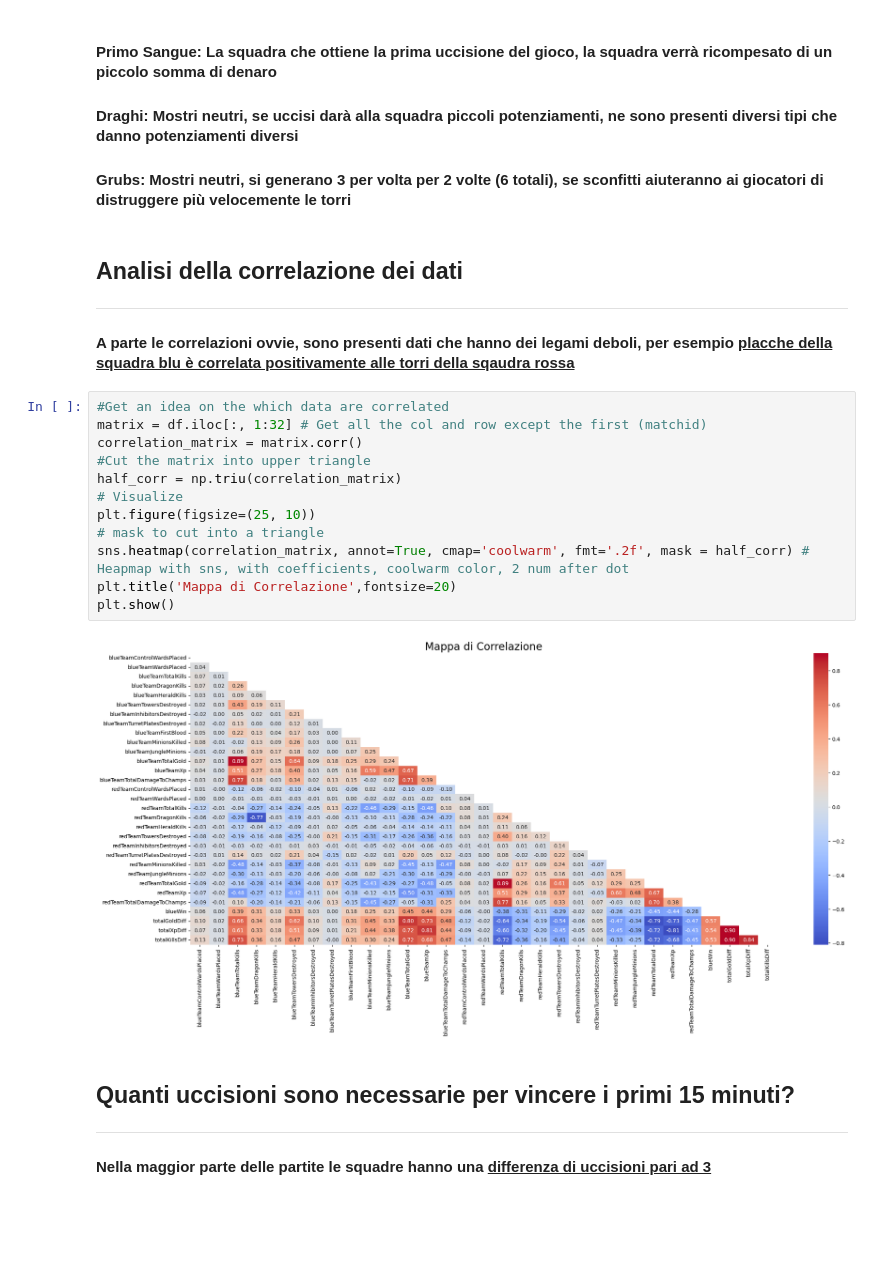
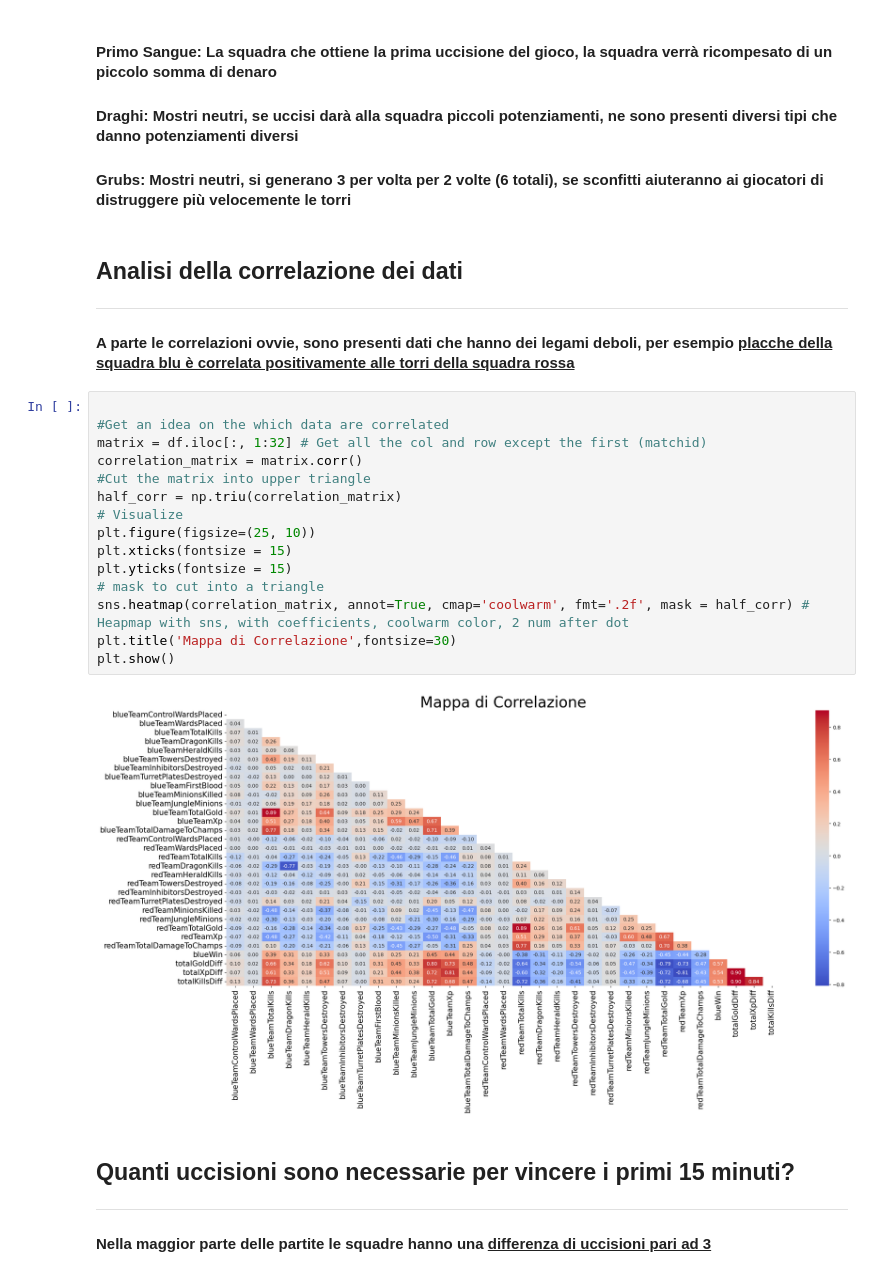
Before and after one commit to KOlCIqwq/Data_Science_Project, a Jupyter notebook: Final_Project/notebook.ipynb, the cells around one changed output. Saved outputs shown, nothing was run; the diff lists cells and outputs as text; blank space fills up the shorter version.

```diff
--- a/Final_Project/notebook.ipynb
+++ b/Final_Project/notebook.ipynb
@@ -181,21 +181,24 @@ memory usage: 11.4+ MB
 # %% [markdown]
 ## Analisi della correlazione dei dati
 --------
-#### A parte le correlazioni ovvie, sono presenti dati che hanno dei legami deboli, per esempio <ins>placche della squadra blu è correlata positivamente alle torri della sqaudra rossa</ins>
+#### A parte le correlazioni ovvie, sono presenti dati che hanno dei legami deboli, per esempio <ins>placche della squadra blu è correlata positivamente alle torri della squadra rossa</ins>
 # %%
+
 #Get an idea on the which data are correlated
 matrix = df.iloc[:, 1:32] # Get all the col and row except the first (matchid)
 correlation_matrix = matrix.corr()
 #Cut the matrix into upper triangle
 half_corr = np.triu(correlation_matrix)
 # Visualize
 plt.figure(figsize=(25, 10))
+plt.xticks(fontsize = 15)
+plt.yticks(fontsize = 15)
 # mask to cut into a triangle
 sns.heatmap(correlation_matrix, annot=True, cmap='coolwarm', fmt='.2f', mask = half_corr) # Heapmap with sns, with coefficients, coolwarm color, 2 num after dot
-plt.title('Mappa di Correlazione',fontsize=20)
+plt.title('Mappa di Correlazione',fontsize=30)
 plt.show()
 # %% [output]
-[figure, old version]
+[figure, new version]
 # %% [markdown]
 ## Quanti uccisioni sono necessarie per vincere i primi 15 minuti?
 ------
```
Also changed, not shown: parts of 13 cells of this notebook, 2 other files.
